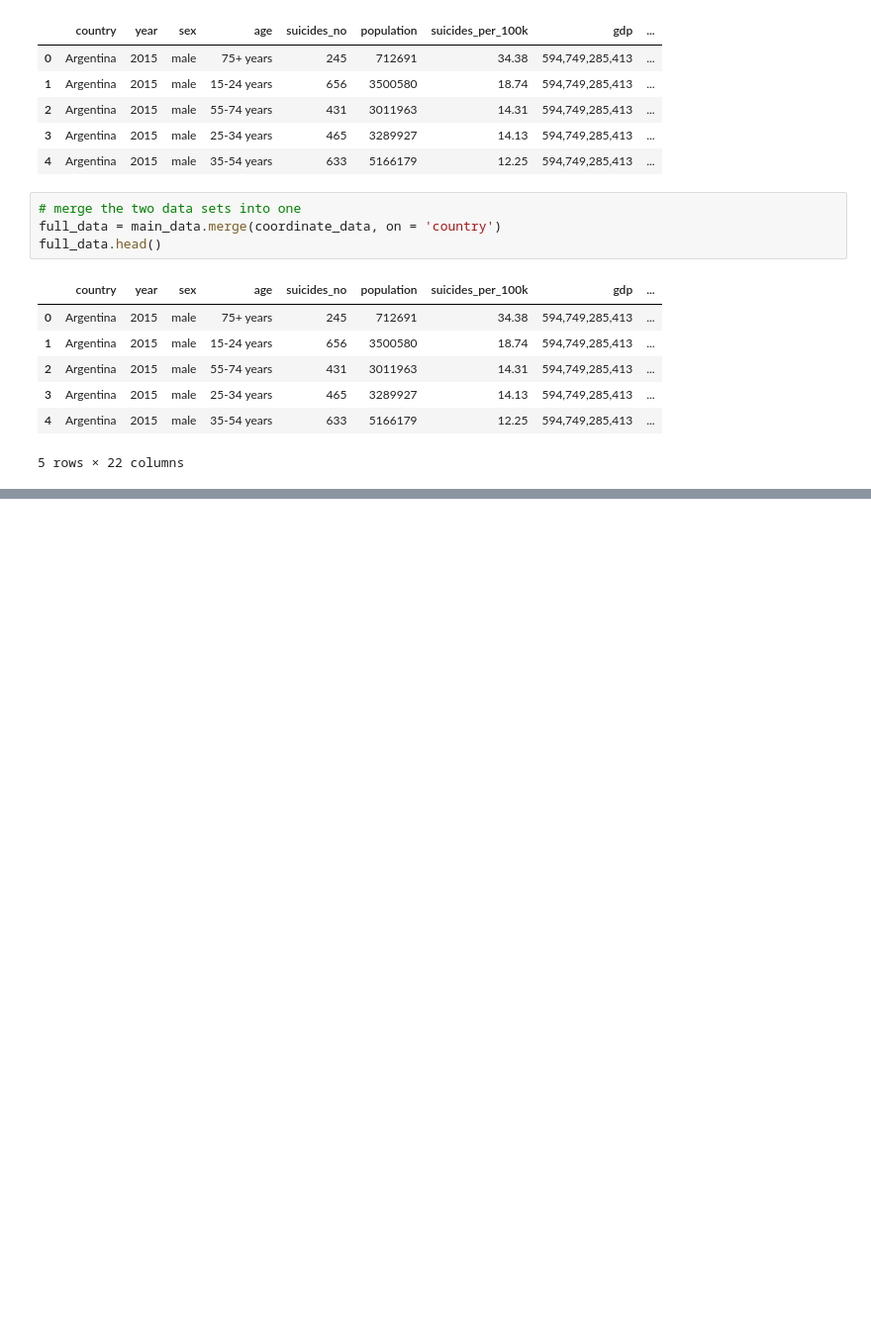
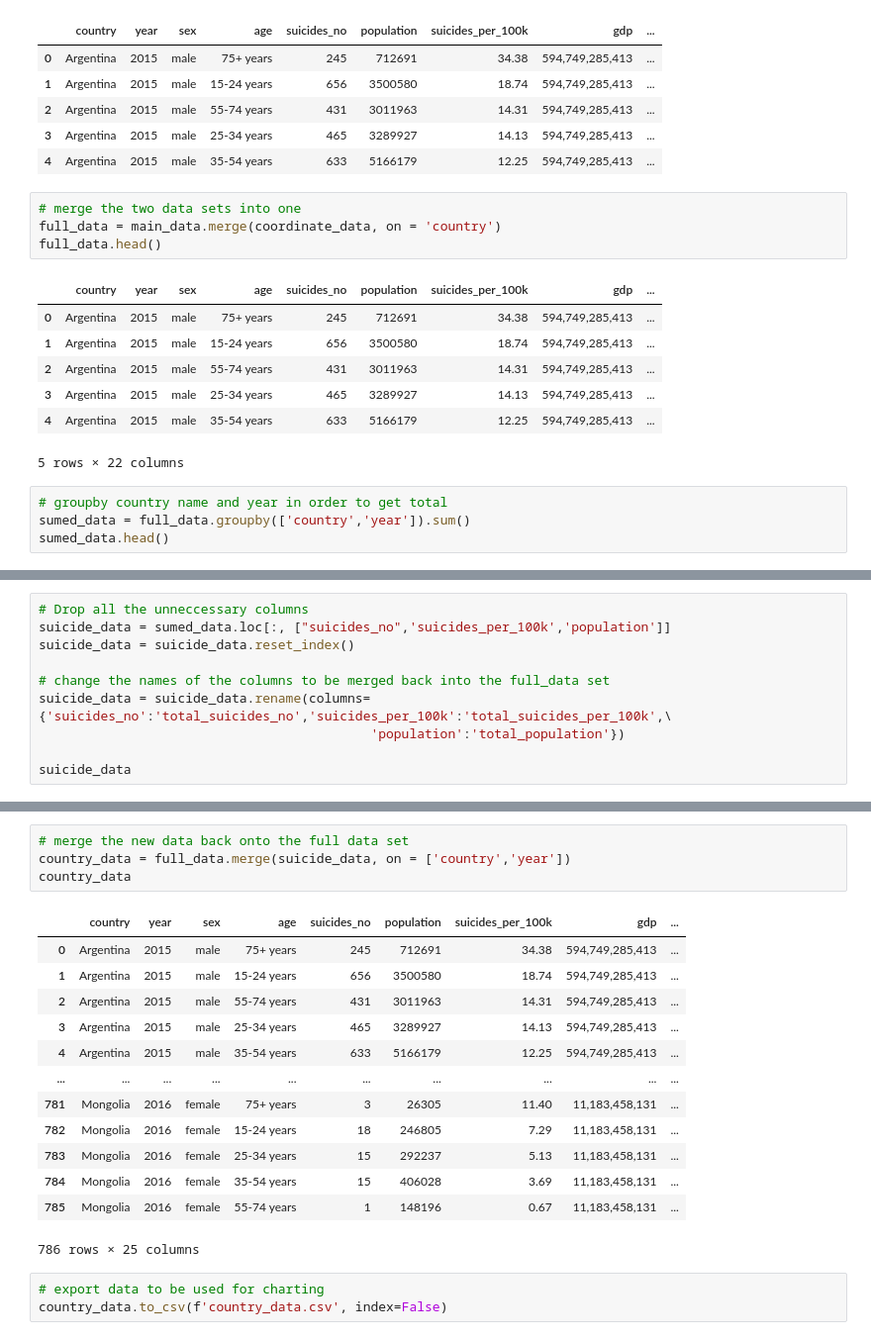
Before and after one commit to lake-walker/project_2, a Jupyter notebook: data_cleaning.ipynb, the cells around one changed output, grey strips where cells are left out. Shown at 99% size. Saved outputs shown, nothing was run; the diff lists cells and outputs as text; blank space fills up the shorter version.

Commit message:
cleaned data

```diff
--- a/data_cleaning.ipynb
+++ b/data_cleaning.ipynb
@@ -34,3 +34,7 @@ full_data.head()
 | 3 | Argentina | 2015 | male | 25-34 years | 465 | 3289927 | 14.13 | 594,749,285,413 | ... |
 | 4 | Argentina | 2015 | male | 35-54 years | 633 | 5166179 | 12.25 | 594,749,285,413 | ... |
 5 rows × 22 columns
+# %%
+# groupby country name and year in order to get total
+sumed_data = full_data.groupby(['country','year']).sum()
+sumed_data.head()
@@ -36,0 +49,10 @@ full_data.head()
+# %%
+# Drop all the unneccessary columns
+suicide_data = sumed_data.loc[:, ["suicides_no",'suicides_per_100k','population']]
+suicide_data = suicide_data.reset_index()
+
+# change the names of the columns to be merged back into the full_data set
+suicide_data = suicide_data.rename(columns={'suicides_no':'total_suicides_no','suicides_per_100k':'total_suicides_per_100k',\
+                                           'population':'total_population'})
+
+suicide_data
@@ -36,0 +73,21 @@ full_data.head()
+# %%
+# merge the new data back onto the full data set
+country_data = full_data.merge(suicide_data, on = ['country','year'])
+country_data
+# %% [output]
+|  | country | year | sex | age | suicides_no | population | suicides_per_100k | gdp | ... |
+| 0 | Argentina | 2015 | male | 75+ years | 245 | 712691 | 34.38 | 594,749,285,413 | ... |
+| 1 | Argentina | 2015 | male | 15-24 years | 656 | 3500580 | 18.74 | 594,749,285,413 | ... |
+| 2 | Argentina | 2015 | male | 55-74 years | 431 | 3011963 | 14.31 | 594,749,285,413 | ... |
+| 3 | Argentina | 2015 | male | 25-34 years | 465 | 3289927 | 14.13 | 594,749,285,413 | ... |
+| 4 | Argentina | 2015 | male | 35-54 years | 633 | 5166179 | 12.25 | 594,749,285,413 | ... |
+| ... | ... | ... | ... | ... | ... | ... | ... | ... | ... |
+| 781 | Mongolia | 2016 | female | 75+ years | 3 | 26305 | 11.40 | 11,183,458,131 | ... |
+| 782 | Mongolia | 2016 | female | 15-24 years | 18 | 246805 | 7.29 | 11,183,458,131 | ... |
+| 783 | Mongolia | 2016 | female | 25-34 years | 15 | 292237 | 5.13 | 11,183,458,131 | ... |
+| 784 | Mongolia | 2016 | female | 35-54 years | 15 | 406028 | 3.69 | 11,183,458,131 | ... |
+| 785 | Mongolia | 2016 | female | 55-74 years | 1 | 148196 | 0.67 | 11,183,458,131 | ... |
+786 rows × 25 columns
+# %%
+# export data to be used for charting
+country_data.to_csv(f'country_data.csv', index=False)
```
Also changed, not shown: parts of 2 cells of this notebook, 1 other file.
